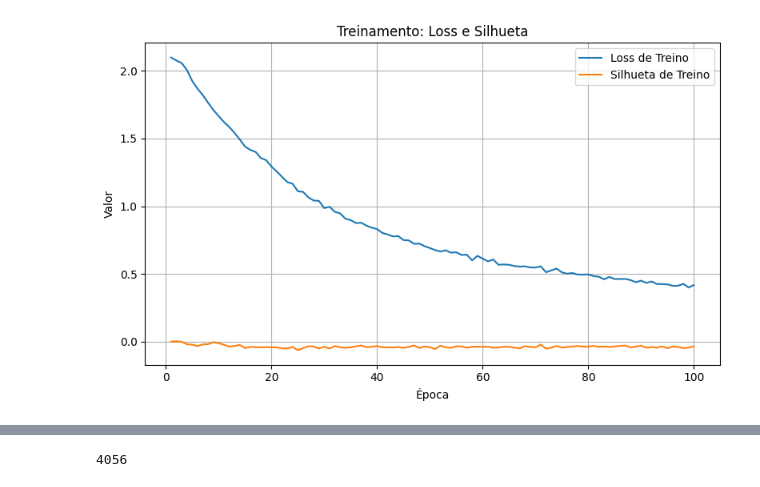
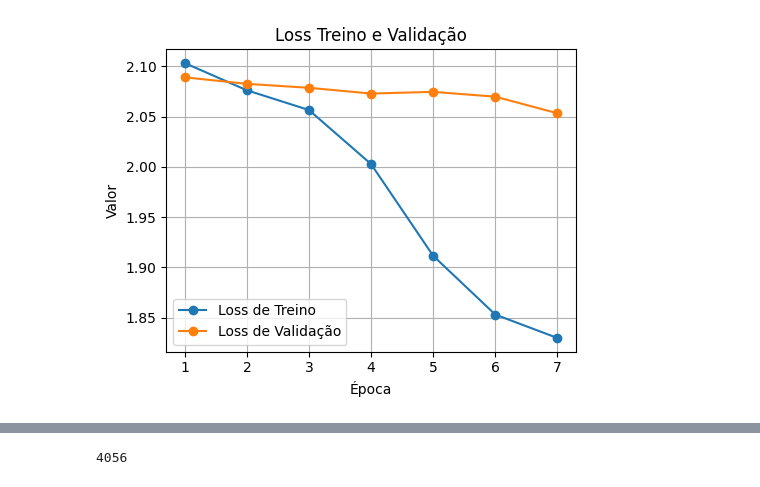
Before and after one commit to Krayth/TCC-graphs-CLIP-test2, a Jupyter notebook: Treinamento-Watts-Strogatz.ipynb, the cells around one changed output, grey strips where cells are left out. Cells and saved outputs as stored; diff of their text form; code cells hidden in the pictures.

Commit message:
Watts-Strogatz update - added topk in training, silhouette sampled and TODO list

```diff
--- a/Treinamento-Watts-Strogatz.ipynb
+++ b/Treinamento-Watts-Strogatz.ipynb
@@ -14,7 +22,7 @@ from transformers import TrainingArguments
 
 training_args = TrainingArguments(
     output_dir="../data/checkpoints/clip-model",
-    num_train_epochs=100,
+    num_train_epochs=7,
     per_device_train_batch_size=8,
     gradient_accumulation_steps=1,
     warmup_steps=50,
@@ -238,47 +324,64 @@ torch.save(model.state_dict(), "Modelo-Watts-Strogatz-Mais-Metricas-100epoch.ckp
 # %%
 epochs = range(1, len(train_losses) + 1)
-plt.figure(figsize=(8, 5))
-plt.title("Treinamento: Loss e Silhueta")
-plt.plot(epochs, train_losses, label="Loss de Treino", color="tab:blue")
-plt.plot(epochs, train_sils, label="Silhueta de Treino", color="tab:orange")
-plt.xlabel("Época")
-plt.ylabel("Valor")
-plt.legend()
-plt.grid(True)
-plt.tight_layout()
+
+fig, ax = plt.subplots(figsize=(5, 4))
+ax.set_title("Loss Treino e Validação")
+ax.plot(epochs, train_losses, "-o", label="Loss de Treino", color="tab:blue")
+ax.plot(epochs, valid_losses, "-o", label="Loss de Validação", color="tab:orange")
+ax.set_xlabel("Época")
+ax.set_ylabel("Valor")
+ax.legend()
+ax.grid(True)
+fig.tight_layout()
+fig.savefig("Loss_treino_valid_7epoch.pdf")
 plt.show()
 
-plt.figure(figsize=(8, 5))
-plt.title("Validação: Loss e Silhueta")
-plt.plot(epochs, valid_losses, label="Loss de Validação", color="tab:blue")
-plt.plot(epochs, valid_sils, label="Silhueta de Validação", color="tab:orange")
-plt.xlabel("Época")
-plt.ylabel("Valor")
-plt.legend()
-plt.grid(True)
-plt.tight_layout()
+fig, ax = plt.subplots(figsize=(5, 4))
+ax.set_title("Silhueta Treino e Validação")
+ax.plot(epochs, train_sils, "-o", label="Silhueta de Treino", color="tab:blue")
+ax.plot(epochs, valid_sils, "-o", label="Silhueta de Validação", color="tab:orange")
+ax.set_xlabel("Época")
+ax.set_ylabel("Valor")
+ax.legend()
+ax.grid(True)
+fig.tight_layout()
+fig.savefig("Silhueta_treino_valid_7epoch.pdf")
 plt.show()
 
-plt.figure(figsize=(8, 5))
-plt.title("Calinski-Harabasz Treino e Validação")
-plt.plot(epochs, train_ch, label="CH de Treino", color="tab:blue")
-plt.plot(epochs, valid_ch, label="CH de Validação", color="tab:orange")
-plt.xlabel("Época")
-plt.ylabel("Valor")
-plt.legend()
-plt.grid(True)
-plt.tight_layout()
+fig, ax = plt.subplots(figsize=(5, 4))
+ax.set_title("Calinski-Harabasz Treino e Validação")
+ax.plot(epochs, train_ch, "-o", label="CH de Treino", color="tab:blue")
+ax.plot(epochs, valid_ch, "-o", label="CH de Validação", color="tab:orange")
+ax.set_xlabel("Época")
+ax.set_ylabel("Valor")
+ax.legend()
+ax.grid(True)
+fig.tight_layout()
+fig.savefig("CH_treino_valid_7epoch.pdf")
 plt.show()
 
-plt.figure(figsize=(8, 5))
-plt.title("Davies-Bouldin Treino e Validação")
-plt.plot(epochs, train_db, label="DB de Treino", color="tab:blue")
-plt.plot(epochs, valid_db, label="DB de Validação", color="tab:orange")
-plt.xlabel("Época")
-plt.ylabel("Valor")
-plt.legend()
-plt.grid(True)
-plt.tight_layout()
+fig, ax = plt.subplots(figsize=(5, 4))
+ax.set_title("Davies-Bouldin Treino e Validação")
+ax.plot(epochs, train_db, "-o", label="DB de Treino", color="tab:blue")
+ax.plot(epochs, valid_db, "-o", label="DB de Validação", color="tab:orange")
+ax.set_xlabel("Época")
+ax.set_ylabel("Valor")
+ax.legend()
+ax.grid(True)
+fig.tight_layout()
+fig.savefig("DB_treino_valid_7epoch.pdf")
 plt.show()
+
+fig, ax = plt.subplots(figsize=(5, 4))
+ax.set_title("Acurácia-5 Treino e Validação")
+ax.plot(epochs, train_topk, "-o", label="Acurácia de Treino", color="tab:blue")
+ax.plot(epochs, valid_topk, "-o", label="Acurácia de Validação", color="tab:orange")
+ax.set_xlabel("Época")
+ax.set_ylabel("Valor")
+ax.legend()
+ax.grid(True)
+fig.tight_layout()
+fig.savefig("Acuracia5_treino_valid_7epoch.pdf")
+plt.show()
 # %% [output]
-[figure, old version]
+[figure, new version]
```
Also changed, not shown: parts of 17 cells of this notebook.
